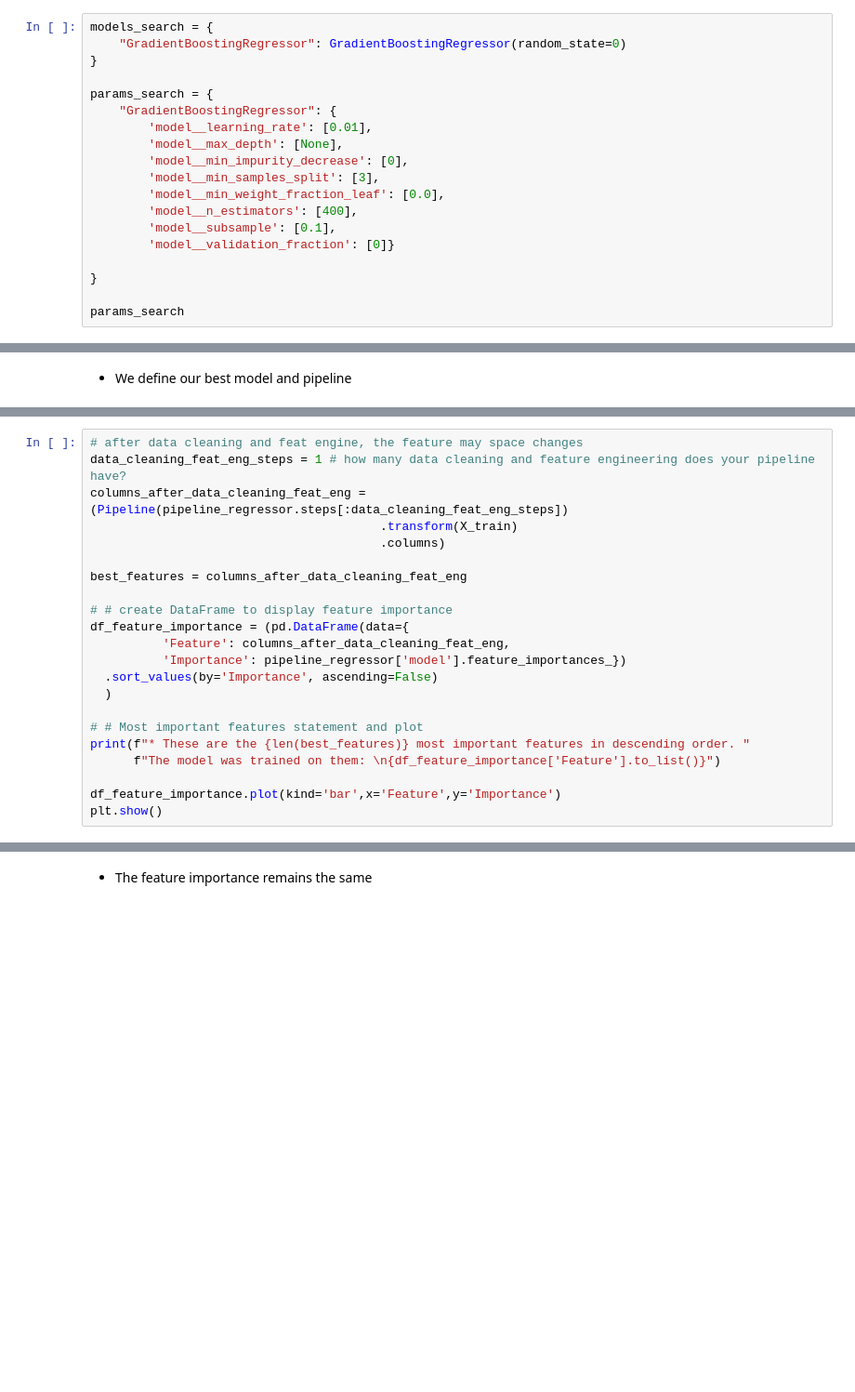
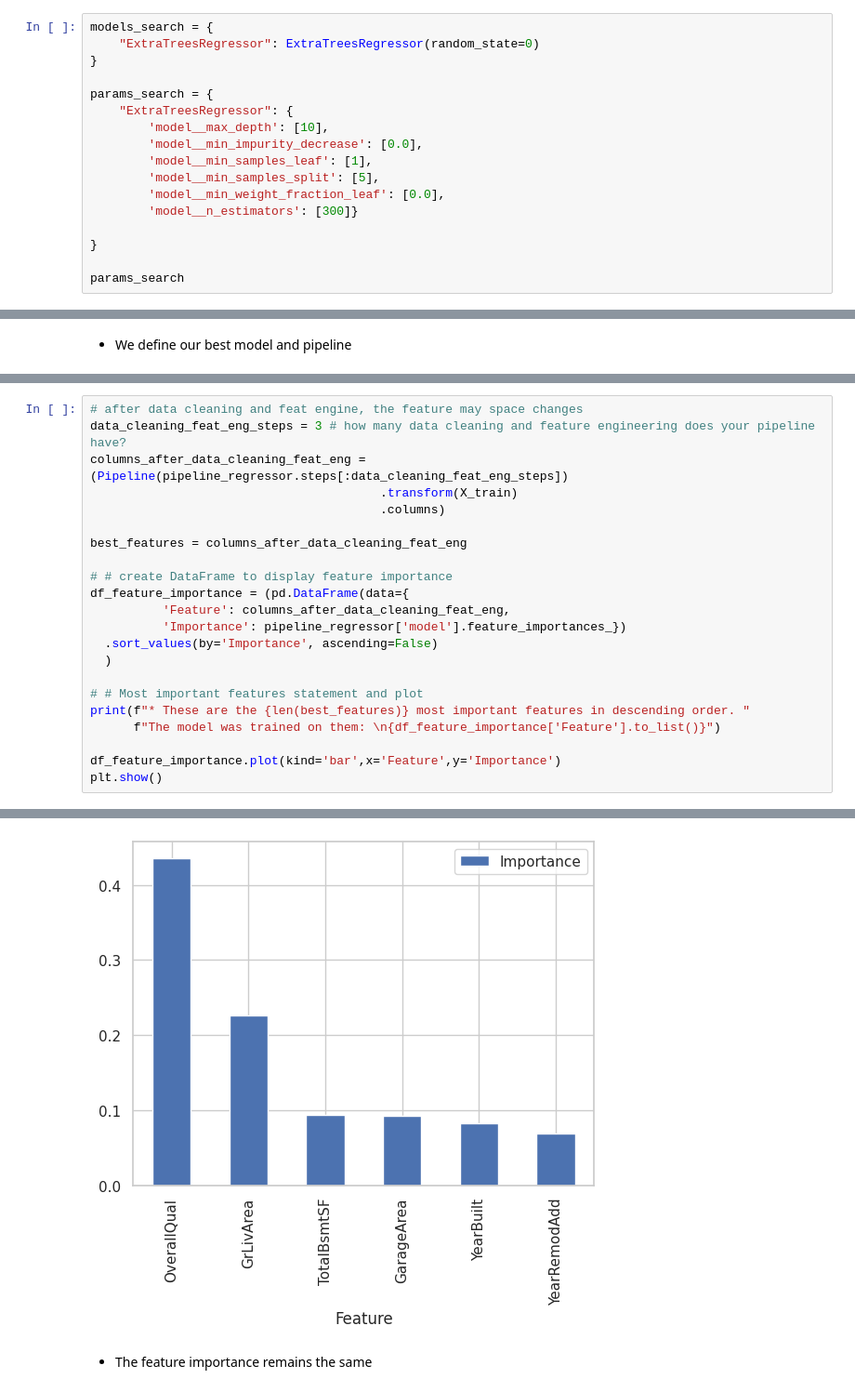
Before and after one commit to SamMartin92/milestone-project-heritage-housing-issues, a Jupyter notebook: jupyter_notebooks/5.PredictSalePrice.ipynb, the cells around one changed output, grey strips where cells are left out. Shown at 93% size. Cells and saved outputs as stored; diff of their text form; blank space fills up the shorter version.

```diff
--- a/jupyter_notebooks/5.PredictSalePrice.ipynb
+++ b/jupyter_notebooks/5.PredictSalePrice.ipynb
@@ -630,19 +690,17 @@ X_train.head(3)
 * We define our highest performing model and hyperparameters
 # %%
 models_search = {
-    "GradientBoostingRegressor": GradientBoostingRegressor(random_state=0)
+    "ExtraTreesRegressor": ExtraTreesRegressor(random_state=0)
 }
 
 params_search = {
-    "GradientBoostingRegressor": {
-        'model__learning_rate': [0.01],
-        'model__max_depth': [None],
-        'model__min_impurity_decrease': [0],
-        'model__min_samples_split': [3],
+    "ExtraTreesRegressor": {
+        'model__max_depth': [10],
+        'model__min_impurity_decrease': [0.0],
+        'model__min_samples_leaf': [1],
+        'model__min_samples_split': [5],
         'model__min_weight_fraction_leaf': [0.0],
-        'model__n_estimators': [400],
-        'model__subsample': [0.1],
-        'model__validation_fraction': [0]}
+        'model__n_estimators': [300]}
 
 }
 
@@ -668,6 +754,6 @@ pipeline_regressor
 # %%
 # after data cleaning and feat engine, the feature may space changes
-data_cleaning_feat_eng_steps = 1 # how many data cleaning and feature engineering does your pipeline have?
+data_cleaning_feat_eng_steps = 3 # how many data cleaning and feature engineering does your pipeline have?
 columns_after_data_cleaning_feat_eng = (Pipeline(pipeline_regressor.steps[:data_cleaning_feat_eng_steps])
                                         .transform(X_train)
                                         .columns)
@@ -687,3 +773,4 @@ print(f"* These are the {len(best_features)} most important features in descendi
 
 df_feature_importance.plot(kind='bar',x='Feature',y='Importance')
 plt.show()
+# %% [output]
@@ -690,3 +779,4 @@ plt.show()
+[figure, added]
 # %% [markdown]
 * The feature importance remains the same
 # %% [markdown]
```
Also changed, not shown: parts of 31 cells of this notebook, 6 other files.
